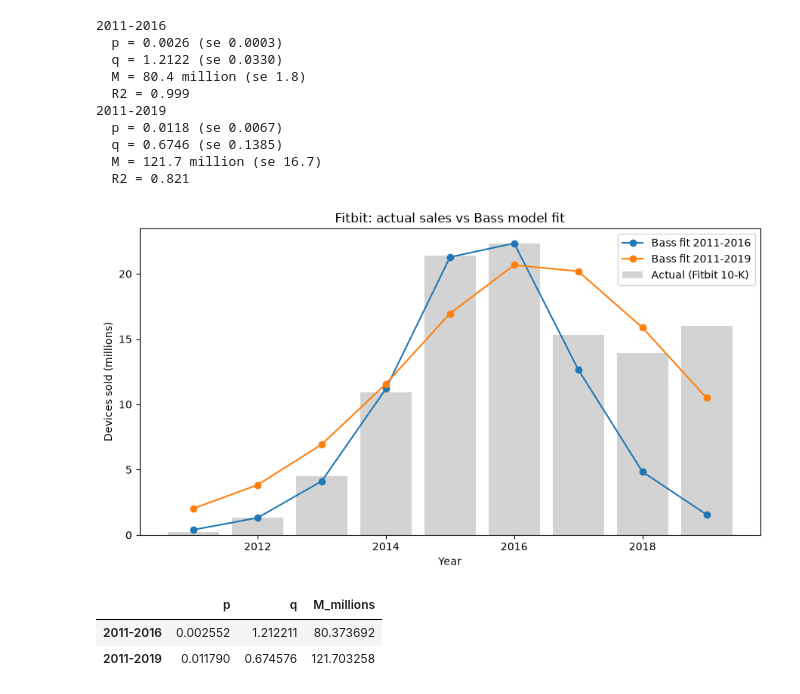
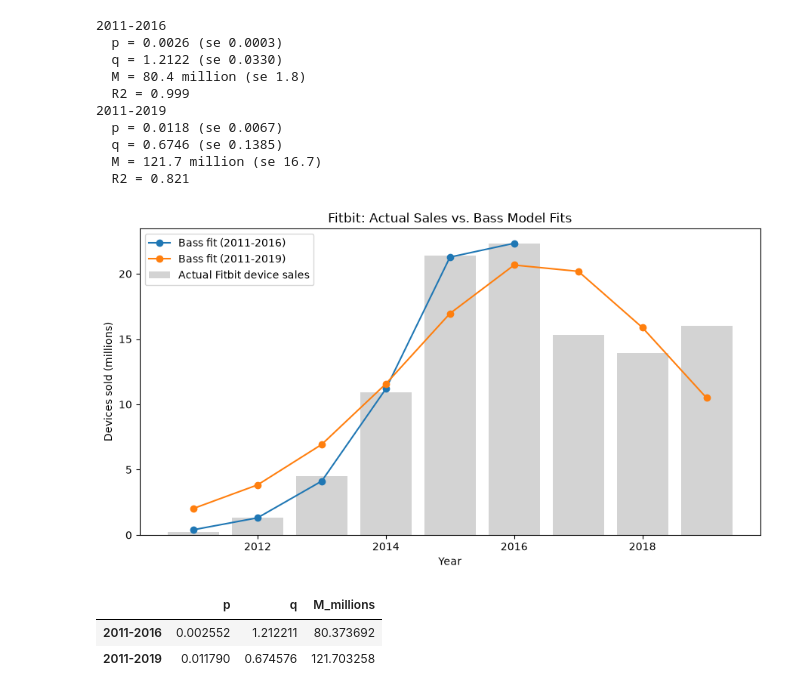
Before and after one commit to Liliiiiiiiii1/bass-oura, a Jupyter notebook: bass_analysis.ipynb, the cells around one changed output. Drawn from its saved outputs; the diff is of its cells as text; code cells hidden in the pictures.

```diff
--- a/bass_analysis.ipynb
+++ b/bass_analysis.ipynb
@@ -63,20 +63,37 @@ Matplotlib is building the font cache; this may take a moment.
   R2 = 0.821
 # %%
 fig, ax = plt.subplots(figsize=(9, 5))
+
 years = df["year"].values
-ax.bar(years, df["devices_sold_millions"], color="lightgray", label="Actual (Fitbit 10-K)")
-tt = np.arange(1, 10)
+
+ax.bar(
+    years,
+    df["devices_sold_millions"],
+    color="lightgray",
+    label="Actual Fitbit device sales"
+)
+
 for label, popt in results.items():
-    ax.plot(years, bass_sales(tt, *popt), marker="o", label=f"Bass fit {label}")
+    fit_end = 6 if label == "2011-2016" else 9
+    fit_years = years[:fit_end]
+    tt = np.arange(1, fit_end + 1)
+
+    ax.plot(
+        fit_years,
+        bass_sales(tt, *popt),
+        marker="o",
+        label=f"Bass fit ({label})"
+    )
+
 ax.set_xlabel("Year")
 ax.set_ylabel("Devices sold (millions)")
-ax.set_title("Fitbit: actual sales vs Bass model fit")
+ax.set_title("Fitbit: Actual Sales vs. Bass Model Fits")
 ax.legend()
 plt.tight_layout()
 plt.savefig("img/fitbit_bass_fit.png", dpi=200)
 plt.show()
 # %% [output]
-[figure, old version]
+[figure, new version]
 # %%
    params = pd.DataFrame(results, index=["p", "q", "M_millions"]).T
    params.to_csv("data/fitbit_bass_parameters.csv")
```
Also changed, not shown: 8 other files.
